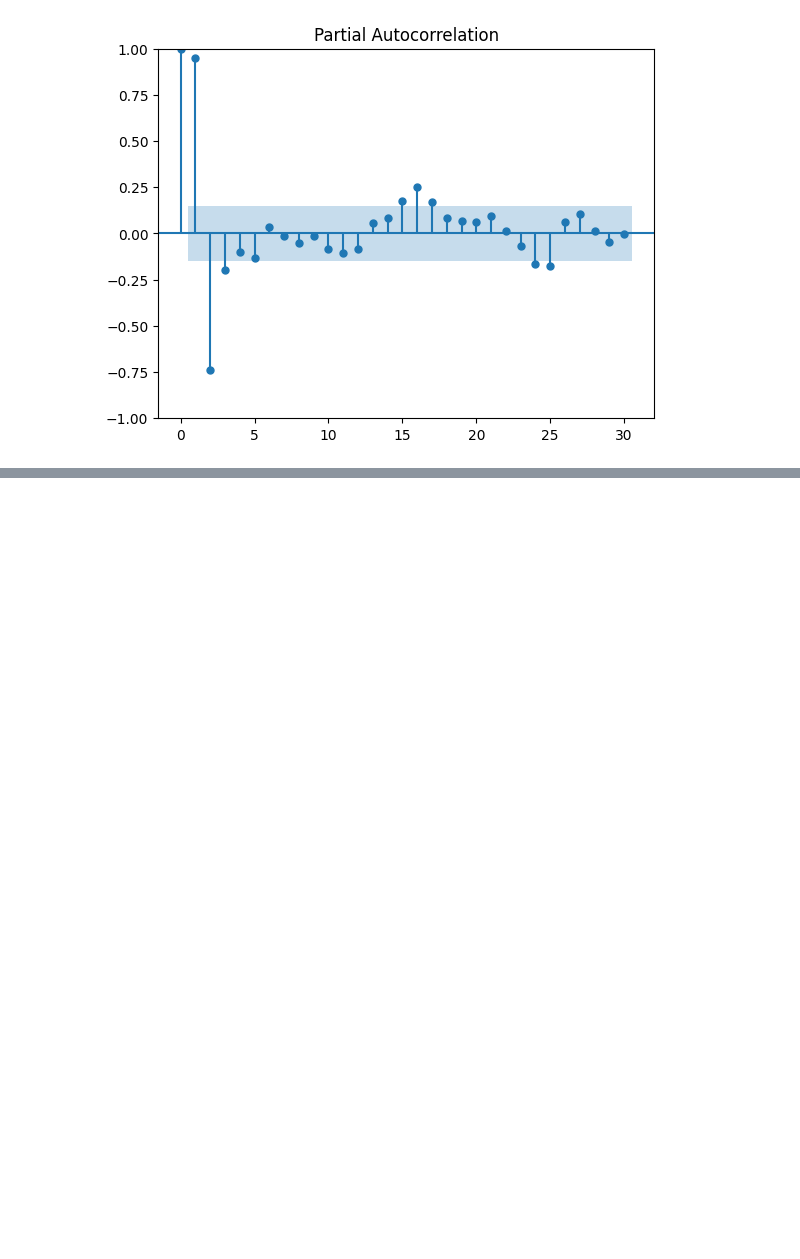
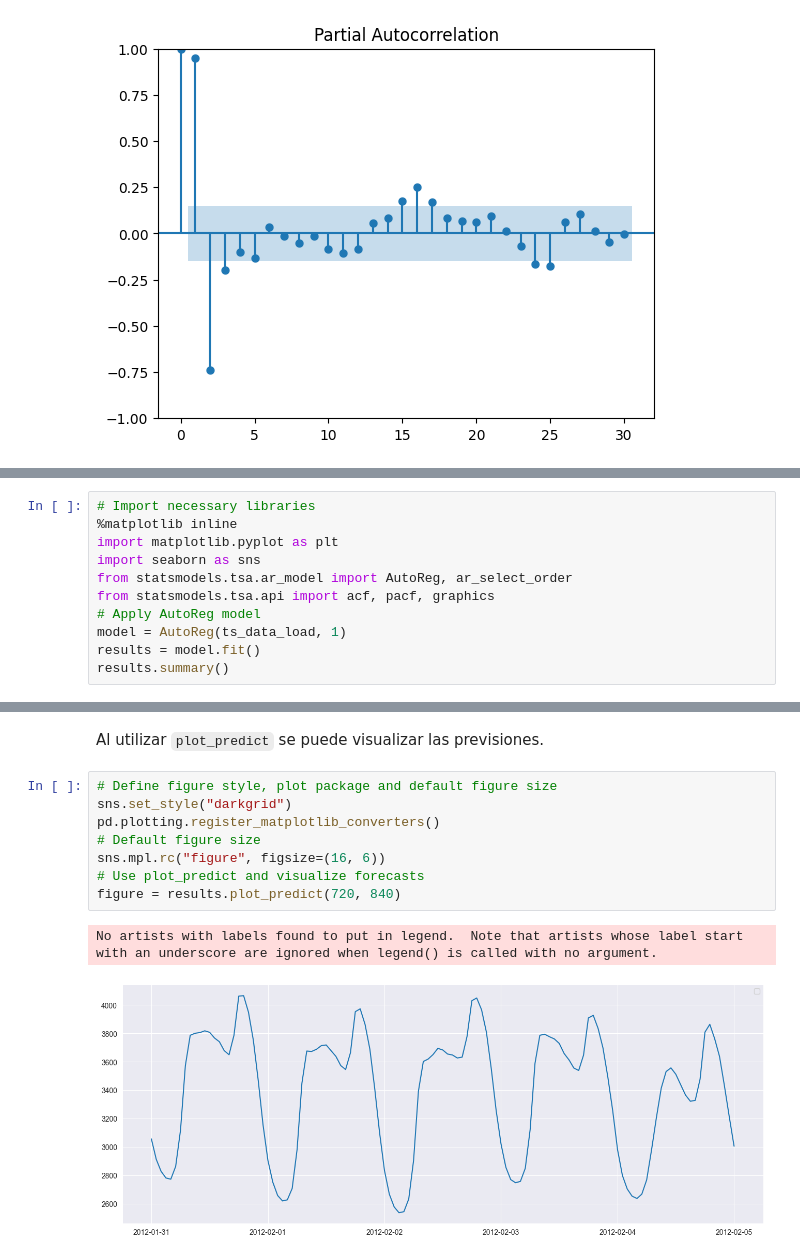
Before and after one commit to Juanjruizr26/resumen_libro_Machine_Learning_for_Time_Series_Forecasting_with_Python, a Jupyter notebook: capitulo4.ipynb, the cells around one changed output, grey strips where cells are left out. Saved outputs shown, nothing was run; the diff lists cells and outputs as text; blank space fills up the shorter version.

```diff
--- a/capitulo4.ipynb
+++ b/capitulo4.ipynb
@@ -370,0 +383,11 @@ Para obtener la información de estas dos medidas, se usa la función summary(),
+# %%
+# Import necessary libraries
+%matplotlib inline
+import matplotlib.pyplot as plt
+import seaborn as sns
+from statsmodels.tsa.ar_model import AutoReg, ar_select_order
+from statsmodels.tsa.api import acf, pacf, graphics
+# Apply AutoReg model
+model = AutoReg(ts_data_load, 1)
+results = model.fit()
+results.summary()
@@ -370,0 +430,13 @@ Para obtener la información de estas dos medidas, se usa la función summary(),
+# %% [markdown]
+Al utilizar `plot_predict` se puede visualizar las previsiones.
+# %%
+# Define figure style, plot package and default figure size
+sns.set_style("darkgrid")
+pd.plotting.register_matplotlib_converters()
+# Default figure size
+sns.mpl.rc("figure", figsize=(16, 6))
+# Use plot_predict and visualize forecasts
+figure = results.plot_predict(720, 840)
+# %% [output]
+No artists with labels found to put in legend.  Note that artists whose label start with an underscore are ignored when legend() is called with no argument.
+[figure, added]
```
Also changed, not shown: parts of 46 cells of this notebook.
